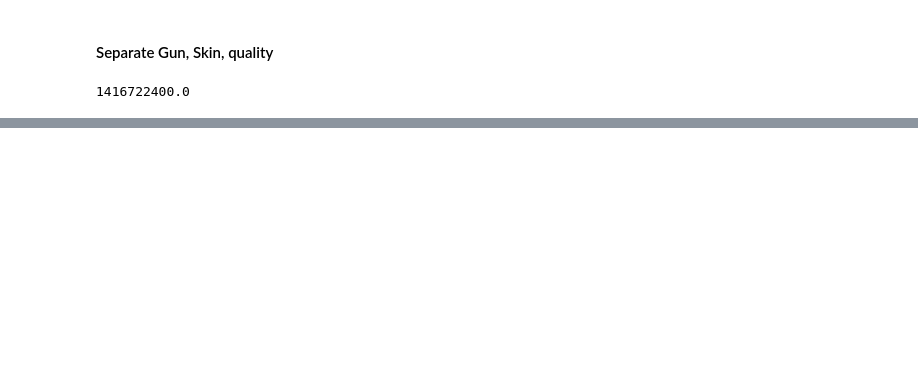
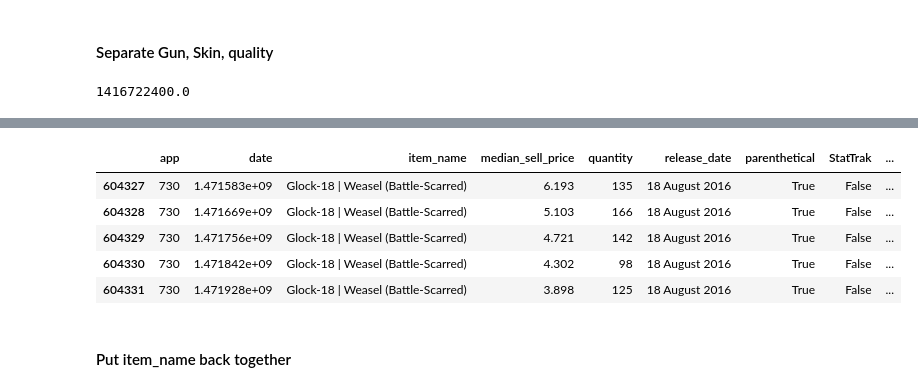
Before and after one commit to AkshayJ0shi/steam_anomaly_detection_capstone, a Jupyter notebook: csgo_features.ipynb, the cells around one changed output, grey strips where cells are left out. Drawn from its saved outputs; the diff is of its cells as text; code cells hidden in the pictures; blank space fills up the shorter version.

```diff
--- a/csgo_features.ipynb
+++ b/csgo_features.ipynb
@@ -183,0 +204,2 @@ df.columns = ['app', 'date', 'item_name', 'median_sell_price', 'quantity',
+# %%
+df['keys'] = [x.find('Key') > -1 for x in df.item_name]
@@ -183,0 +208,2 @@ df.columns = ['app', 'date', 'item_name', 'median_sell_price', 'quantity',
+# %%
+df['capsules'] = [(x.find('Capsule') > -1) and not y for x, y in zip(df.item_name, df['keys'])]
@@ -183,0 +212,13 @@ df.columns = ['app', 'date', 'item_name', 'median_sell_price', 'quantity',
+# %%
+df['stickers'] = [(x.find('Sticker') >= 0) and not y and not z for x, y, z in zip(df.item_name, df['keys'], df['capsules'])]
+# %%
+df.head()
+# %% [output]
+|  | app | date | item_name | median_sell_price | quantity | release_date | parenthetical | StatTrak | ... |
+| 604327 | 730 | 1.471583e+09 | Glock-18 | Weasel (Battle-Scarred) | 6.193 | 135 | 18 August 2016 | True | False | ... |
+| 604328 | 730 | 1.471669e+09 | Glock-18 | Weasel (Battle-Scarred) | 5.103 | 166 | 18 August 2016 | True | False | ... |
+| 604329 | 730 | 1.471756e+09 | Glock-18 | Weasel (Battle-Scarred) | 4.721 | 142 | 18 August 2016 | True | False | ... |
+| 604330 | 730 | 1.471842e+09 | Glock-18 | Weasel (Battle-Scarred) | 4.302 | 98 | 18 August 2016 | True | False | ... |
+| 604331 | 730 | 1.471928e+09 | Glock-18 | Weasel (Battle-Scarred) | 3.898 | 125 | 18 August 2016 | True | False | ... |
+# %% [markdown]
+#### Put item_name back together
```
Also changed, not shown: parts of 12 cells of this notebook.
